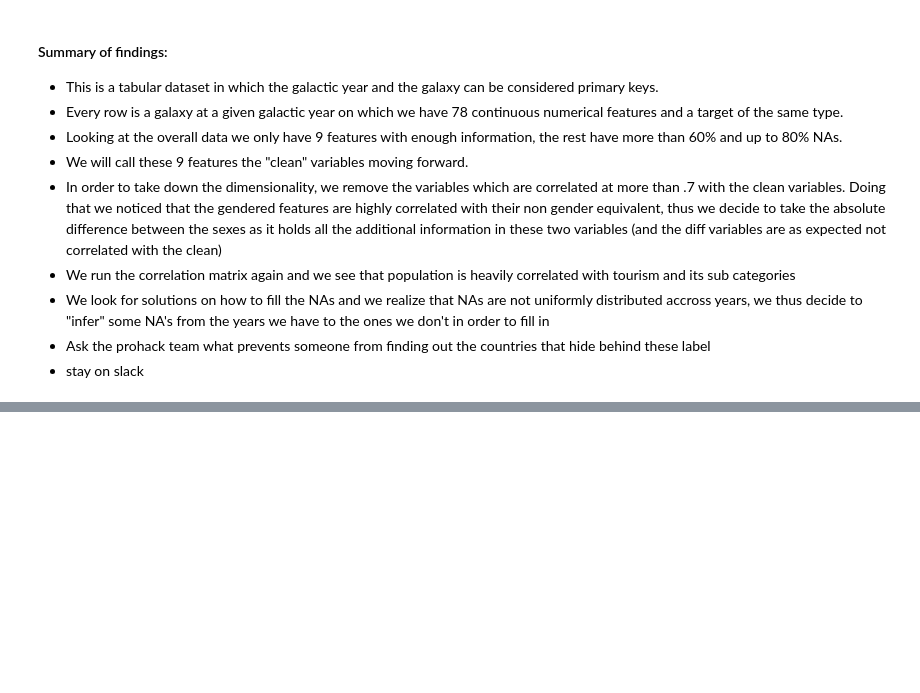
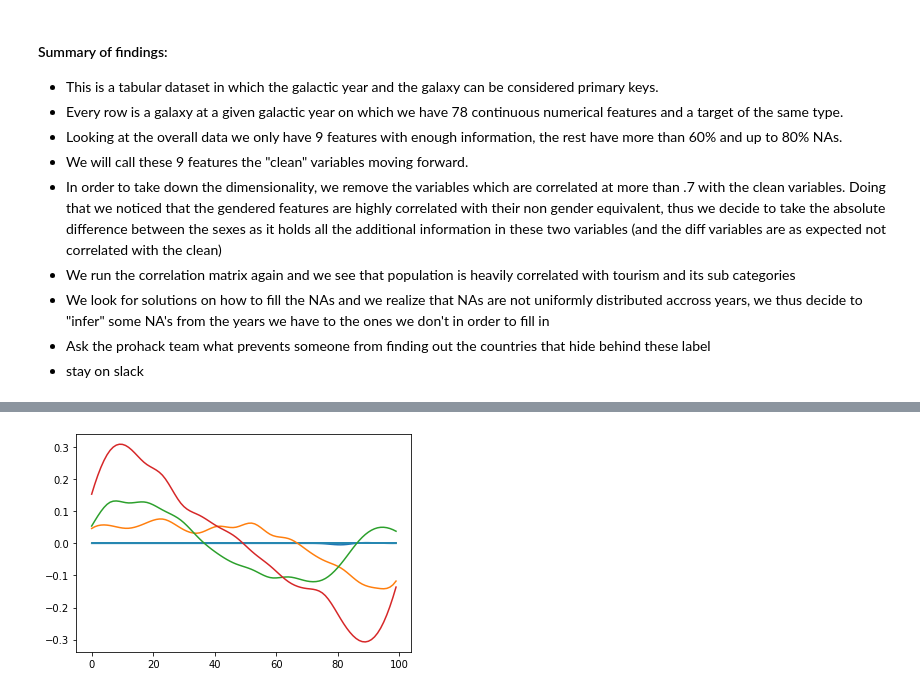
Before and after one commit to AzizMosbah/HappinessForecast, a Jupyter notebook: Draft.ipynb, the cells around one changed output, grey strips where cells are left out. Drawn from its saved outputs; the diff is of its cells as text; code cells hidden in the pictures; blank space fills up the shorter version.

```diff
--- a/Draft.ipynb
+++ b/Draft.ipynb
@@ -409,0 +662,8 @@ reduce the Nas of diff - Intergalactic Development Index (IDI), Rank to 754
+# %%
+plt.figure()
+for i, term in enumerate(gam.terms):
+    if term.isintercept:
+        continue
+    plt.plot(gam.partial_dependence(term=i))
+# %% [output]
+[figure, added]
```
Also changed, not shown: parts of 15 cells of this notebook.
